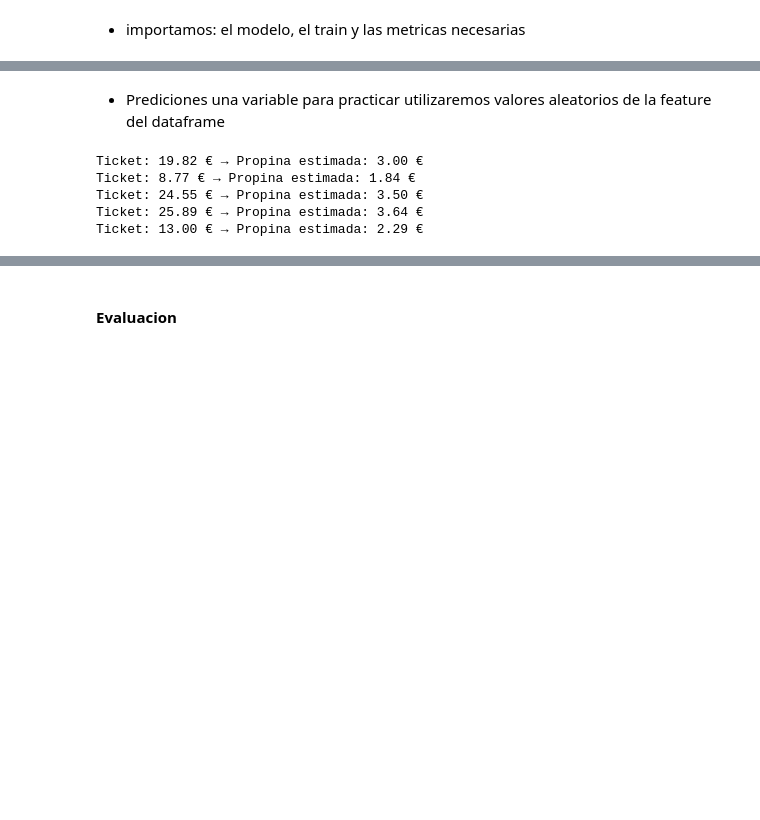
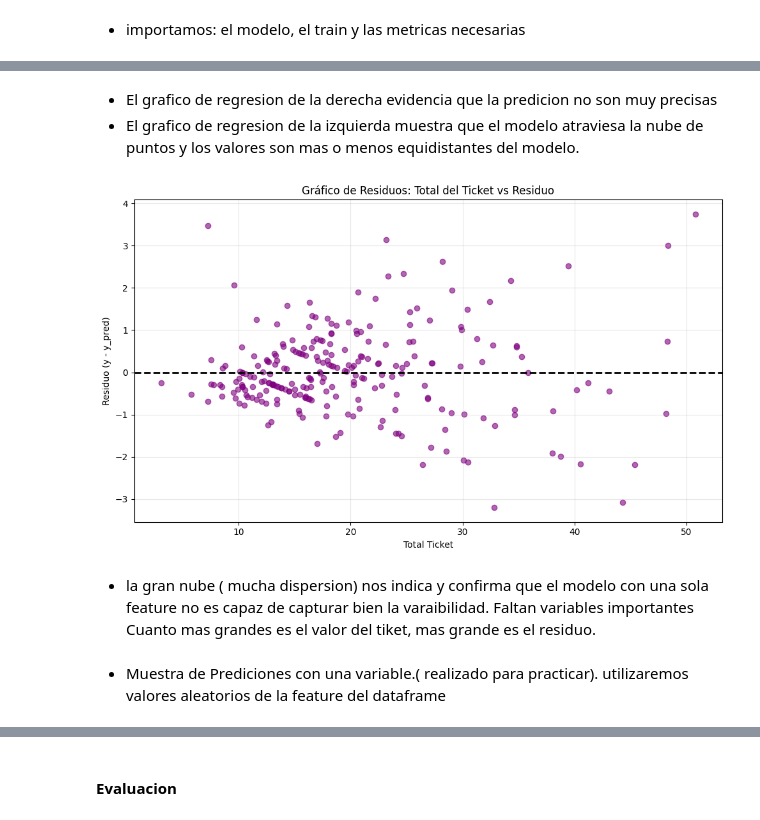
Before and after one commit to MarcoCasSir/LaboratorioDataScience, a Jupyter notebook: act3/tips_marco_casati.ipynb, the cells around one changed output, grey strips where cells are left out. Drawn from its saved outputs; the diff is of its cells as text; code cells hidden in the pictures; blank space fills up the shorter version.

```diff
--- a/act3/tips_marco_casati.ipynb
+++ b/act3/tips_marco_casati.ipynb
@@ -962,7 +979,7 @@ from sklearn.metrics import (mean_absolute_error,mean_squared_error,root_mean_sq
 X=df_modelo_scikit[['Total Tiket']]
 y=df_modelo_scikit['Propina']
 
-# Particiononamos los datos para Entrenamiento y test (80-20
+# Particiononamos los datos para Entrenamiento y test (80-20)
 X_train , X_test, y_train, y_test = train_test_split(
     X, y, test_size=0.2 , random_state=42)
 
@@ -983,7 +1000,7 @@ print(f"R² en test: {r2_test:.4f}\n")
 
 
 # PREDICION
-y_pred = model.predict(df[['Total Tiket']])
+y_pred = model.predict(df_modelo_scikit[['Total Tiket']])
 
 print (f'r2: {r2_score(y, y_pred):.4f}')
 print (f'MAE: {mean_absolute_error(y,y_pred):.4f}')
@@ -996,7 +1013,7 @@ print (f'MSE: {mean_squared_error (y, y_pred):.4f}\n')
 print(f"Pendiente (β₁): {model.coef_[0]:.4f}")
 
 # mediana
-print(f"Mediana_Propina: {df_modelo_scikit['Propina'].median():.4f}")
+print(f"Valor_Medio_Propina: {df_modelo_scikit['Propina'].median():.4f}")
 # %% [output]
 Muestras de entrenamiento: 195
 Muestras de test: 49
@@ -1023,19 +1078,26 @@ No es suficiente utilizar Total Tiket para predecir bien la propina.
+# %% [markdown]
+- El grafico de regresion de la derecha evidencia que la predicion no son muy precisas
+- El grafico de regresion de la izquierda muestra que el modelo atraviesa la nube de puntos y los valores son mas o menos equidistantes del modelo.
+# %%
+# Cálculo de residuos
+residuos = y - y_pred
+
+plt.figure(figsize=(10, 6))
+plt.scatter(df_modelo_scikit['Total Tiket'], residuos, alpha=0.6, color='purple')
+plt.axhline(0, color='black', linestyle='--', linewidth=2)
+
+plt.xlabel('Total Ticket')
+plt.ylabel('Residuo (y - y_pred)') # Diferencia entre valor real y valor predicho
+plt.title('Gráfico de Residuos: Total del Ticket vs Residuo')
+plt.grid(True, alpha=0.3)
+plt.tight_layout()
+plt.show()
+# %% [output]
+[figure, added]
+# %% [markdown]
+- la gran nube ( mucha dispersion) nos indica y confirma que el modelo con una sola feature no es capaz de capturar bien la varaibilidad.
+  Faltan variables importantes
+  Cuanto mas grandes es el valor del tiket, mas grande es el residuo.
 # %% [markdown]
-- Prediciones una variable para practicar
+- Muestra de Prediciones con una variable.( realizado para practicar).
   utilizaremos valores aleatorios de la feature del dataframe
-# %%
-valores_random = df_modelo_scikit['Total Tiket'].sample(n=5, random_state=42)  # array de 1D
-valores_random_array = valores_random.values.reshape(-1, 1)  # el array pasa a ser de 2D  ( con -1 en fila, Calcual automaticamente el nuemero de filas necesarias)
-
-predicciones = model.predict(valores_random_array)
-
-for ticket, pred in zip(valores_random, predicciones):
-    print(f"Ticket: {ticket:.2f} € → Propina estimada: {pred:.2f} €")
-
-# zip es para emparejar elementos de las dos listas( valores tiket y prediciond e propina)
-# %% [output]
-Ticket: 19.82 € → Propina estimada: 3.00 €
-Ticket: 8.77 € → Propina estimada: 1.84 €
-Ticket: 24.55 € → Propina estimada: 3.50 €
-Ticket: 25.89 € → Propina estimada: 3.64 €
-Ticket: 13.00 € → Propina estimada: 2.29 €
```
Also changed, not shown: parts of 27 cells of this notebook.
